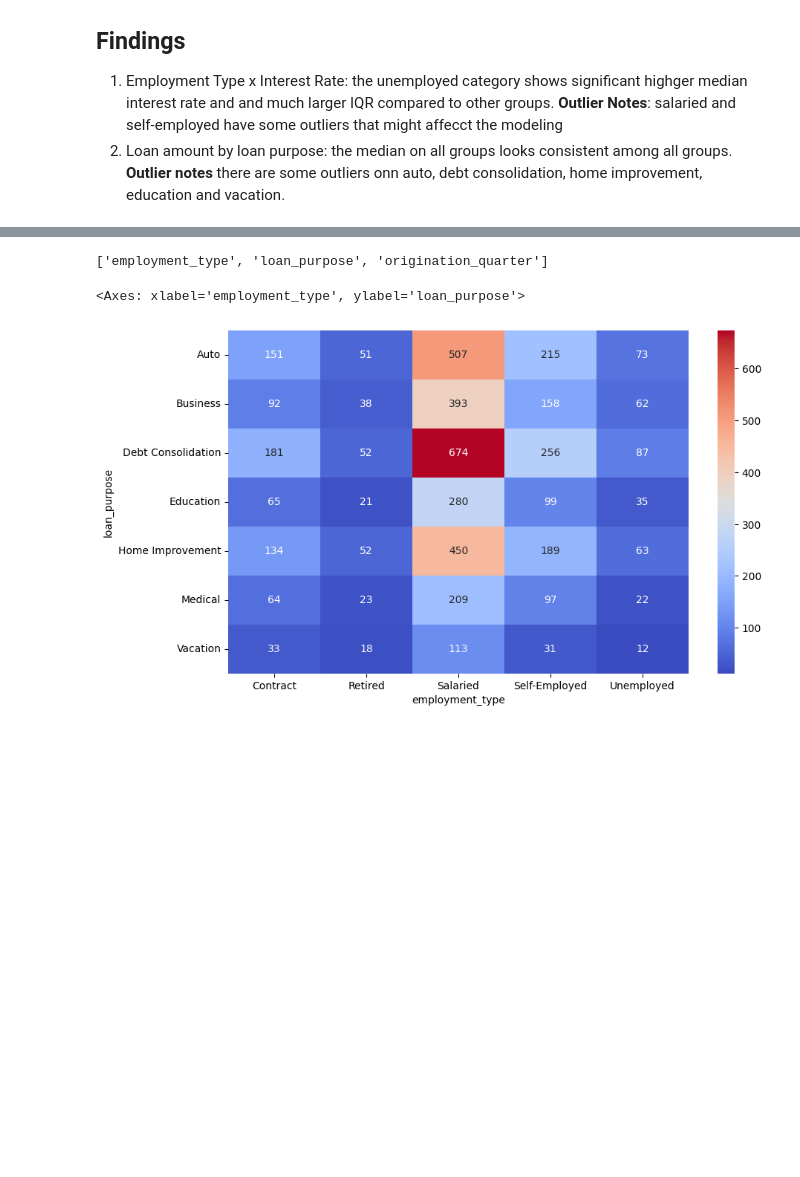
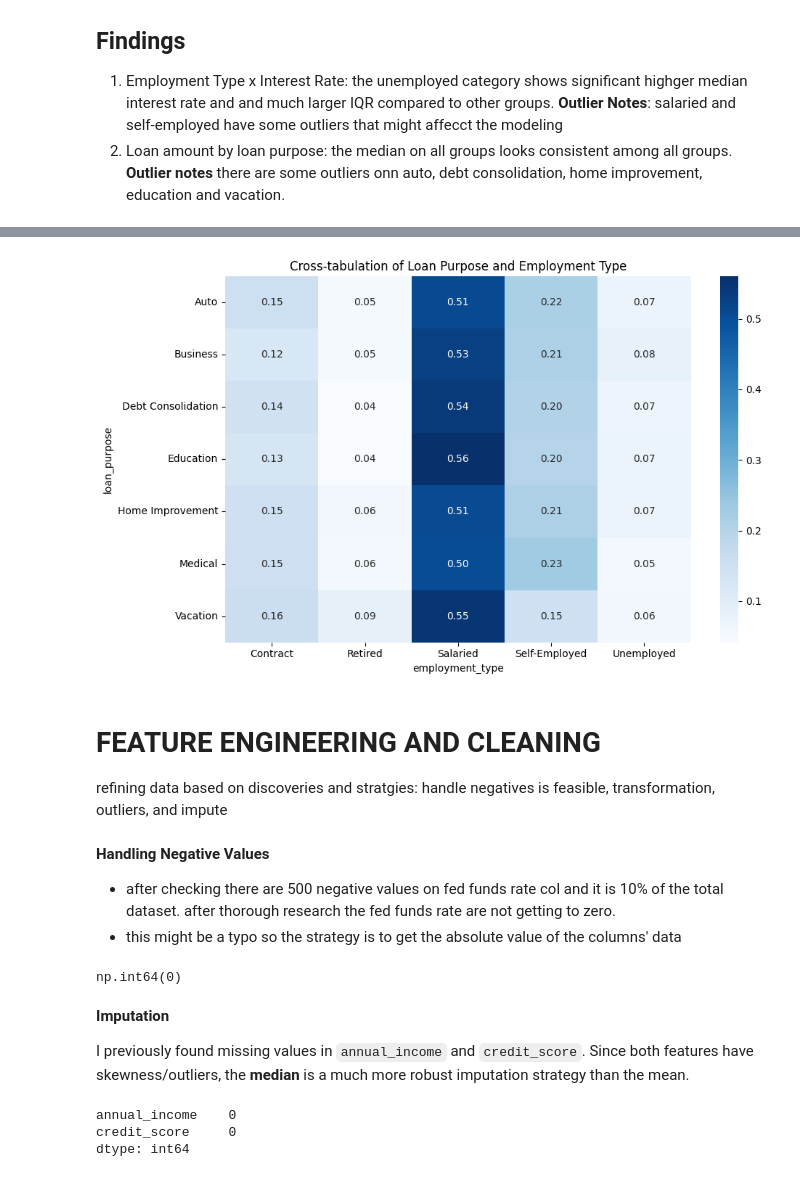
Before and after one commit to Wewds1/ML_Projects, a Jupyter notebook: Loan/notebooks/01_eda.ipynb, the cells around one changed output, grey strips where cells are left out. Cells and saved outputs as stored; diff of their text form; code cells hidden in the pictures; blank space fills up the shorter version.

```diff
--- a/Loan/notebooks/01_eda.ipynb
+++ b/Loan/notebooks/01_eda.ipynb
@@ -231,12 +244,41 @@ Using a cross-tabulation heatmap to see the intersection of Employment Type and
 # %%
 # print(cat_cols)
 plt.figure(figsize=(10,6))
-cross_tab = pd.crosstab(df_copy['loan_purpose'], df_copy['employment_type'])
-sns.heatmap(cross_tab, annot=True, fmt='d', cmap='coolwarm')
+cross_tab = pd.crosstab(df_copy['loan_purpose'], df_copy['employment_type'], normalize='index')
+sns.heatmap(cross_tab, annot=True, fmt=".2f", cmap='Blues')
 plt.title("Cross-tabulation of Loan Purpose and Employment Type")
 plt.tight_layout()
 plt.savefig('../reports/cat_figures/cross_tab_heatmap.png', dpi=300)
+plt.show()
 # %% [output]
-['employment_type', 'loan_purpose', 'origination_quarter']
-<Axes: xlabel='employment_type', ylabel='loan_purpose'>
-[figure, old version]
+[figure, new version]
+# %% [markdown]
+# FEATURE ENGINEERING AND CLEANING
+refining data based on discoveries and stratgies: handle negatives is feasible, transformation, outliers, and impute
+# %% [markdown]
+**Handling Negative Values**
+
+- after checking there are 500 negative values on fed funds rate col and it is 10% of the total dataset. after thorough research the fed funds rate are not getting to zero.
+- this might be a typo so the strategy is to get the absolute value of the columns' data
+# %%
+# print((df_copy[num_cols] < 0).sum())
+# display(df_copy.shape)
+
+df_copy['fed_funds_rate'] = df_copy['fed_funds_rate'].abs()
+display((df_copy['fed_funds_rate'] < 0).sum())
+# %% [output]
+np.int64(0)
+# %% [markdown]
+**Imputation**
+
+I previously found missing values in `annual_income` and `credit_score`.
+Since both features have skewness/outliers, the **median** is a much more robust imputation strategy than the mean.
+# %%
+# print(df_copy[['annual_income', 'credit_score']].isnull().sum())
+df_copy['annual_income'] = df_copy['annual_income'].fillna(df_copy['annual_income'].median())
+df_copy['credit_score'] = df_copy['credit_score'].fillna(df_copy['credit_score'].median())
+print(df_copy[['annual_income', 'credit_score']].isnull().sum() )
+# %% [output]
+annual_income    0
+credit_score     0
+dtype: int64
```
Also changed, not shown: parts of 5 cells of this notebook, 9 other files.
